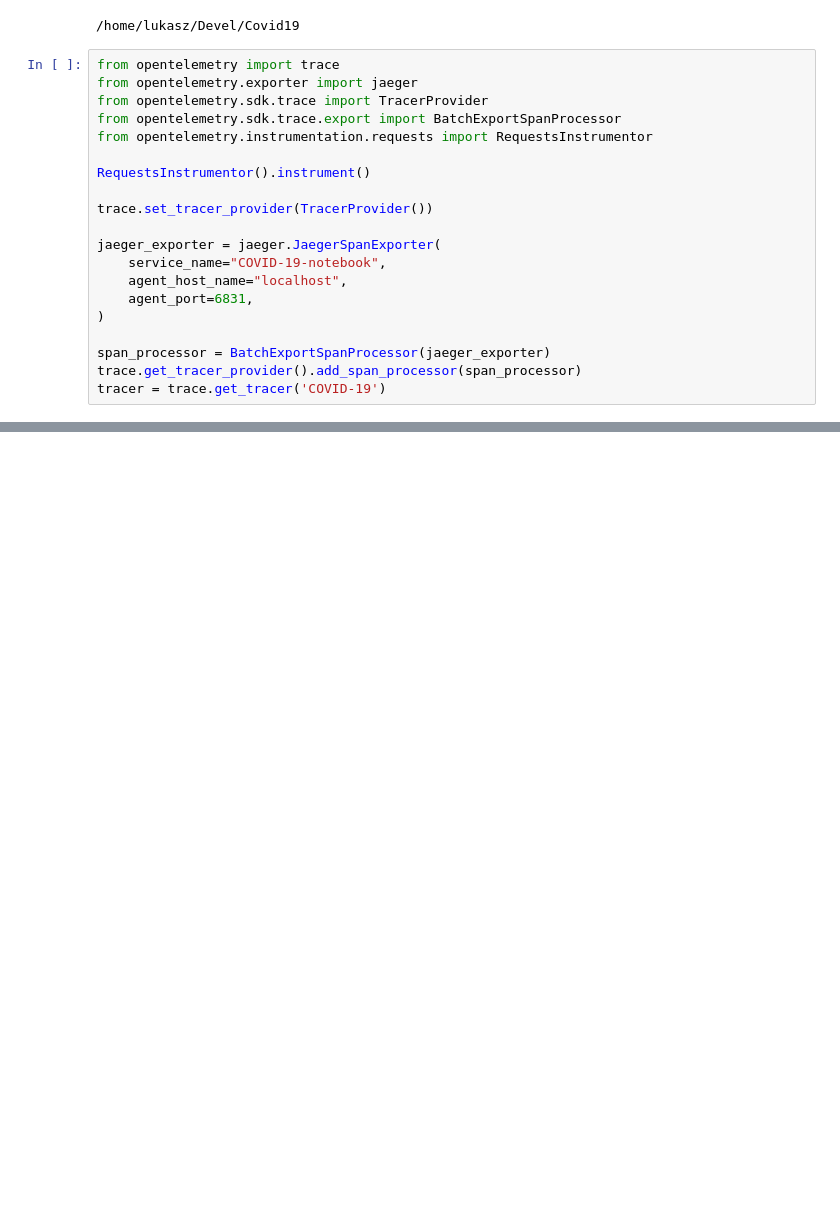
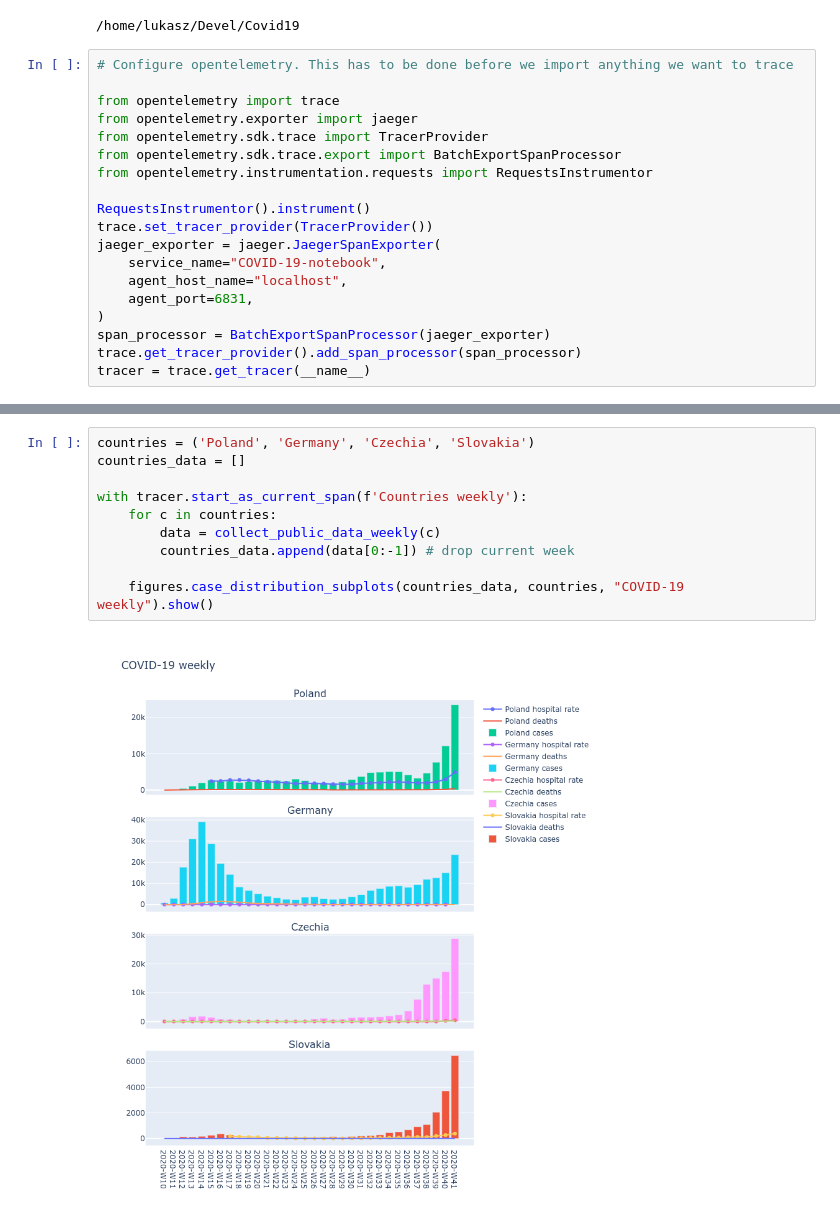
Before and after one commit to LukaszSwolkien/Covid19, a Jupyter notebook: notebooks/trends.ipynb, the cells around one changed output, grey strips where cells are left out. Cells and saved outputs as stored; diff of their text form; blank space fills up the shorter version.

```diff
--- a/notebooks/trends.ipynb
+++ b/notebooks/trends.ipynb
@@ -10,6 +10,8 @@ except:
 # %% [output]
 /home/lukasz/Devel/Covid19
 # %%
+# Configure opentelemetry. This has to be done before we import anything we want to trace
+
 from opentelemetry import trace
 from opentelemetry.exporter import jaeger
 from opentelemetry.sdk.trace import TracerProvider
@@ -17,16 +19,13 @@ from opentelemetry.sdk.trace.export import BatchExportSpanProcessor
 from opentelemetry.instrumentation.requests import RequestsInstrumentor
 
 RequestsInstrumentor().instrument()
-
 trace.set_tracer_provider(TracerProvider())
-
 jaeger_exporter = jaeger.JaegerSpanExporter(
     service_name="COVID-19-notebook",
     agent_host_name="localhost",
     agent_port=6831,
 )
-
 span_processor = BatchExportSpanProcessor(jaeger_exporter)
 trace.get_tracer_provider().add_span_processor(span_processor)
-tracer = trace.get_tracer('COVID-19')
+tracer = trace.get_tracer(__name__)
 # %%
@@ -69,0 +62,12 @@ fig.show()
+# %%
+countries = ('Poland', 'Germany', 'Czechia', 'Slovakia')
+countries_data = []
+
+with tracer.start_as_current_span(f'Countries weekly'):
+    for c in countries:
+        data = collect_public_data_weekly(c)
+        countries_data.append(data[0:-1]) # drop current week
+
+    figures.case_distribution_subplots(countries_data, countries, "COVID-19 weekly").show()
+# %% [output]
+[figure, added]
```
Also changed, not shown: parts of 5 cells of this notebook, 6 other files.
